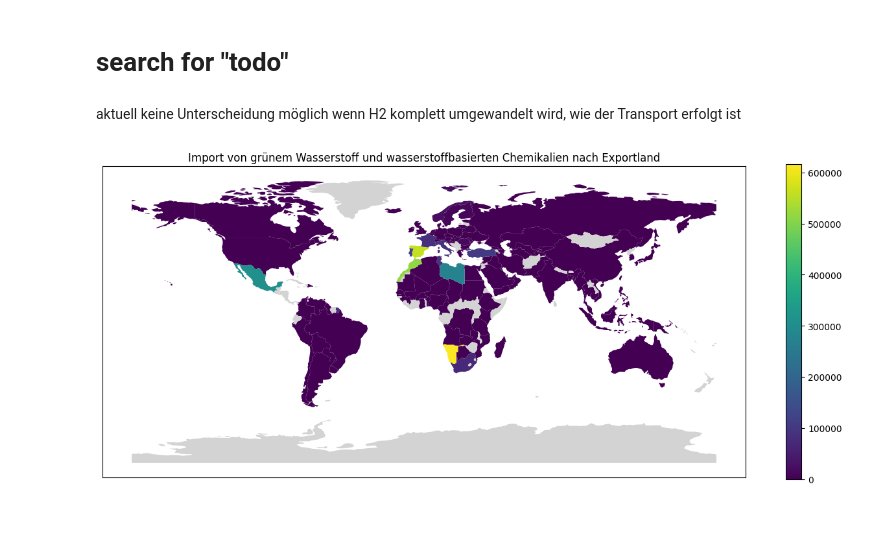
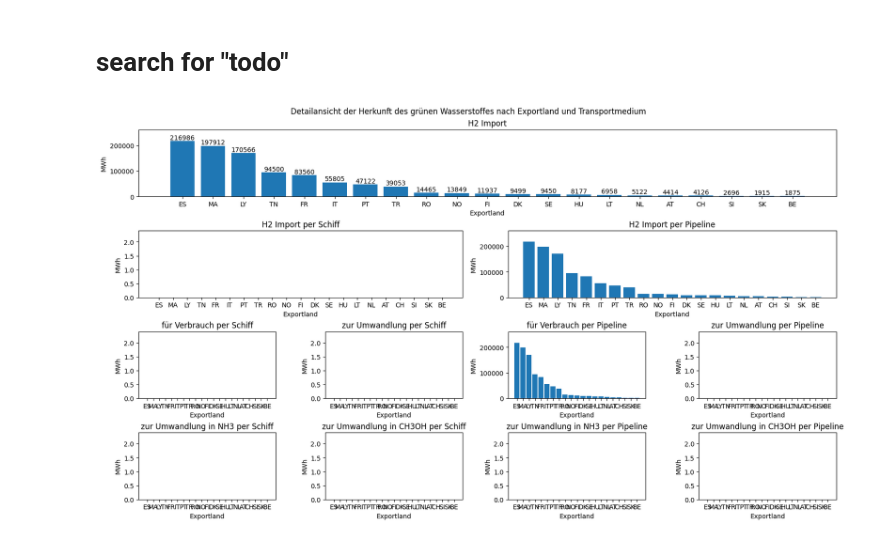
Before and after one commit to FaKurz/hydro_opt, a Jupyter notebook: object_model.ipynb, the cells around one changed output. Drawn from its saved outputs; the diff is of its cells as text; code cells hidden in the pictures.

Commit message:
more visuals

```diff
--- a/object_model.ipynb
+++ b/object_model.ipynb
@@ -6,8 +8,6 @@ import matplotlib.pyplot as plt
 import geopandas as gpd
 # %% [markdown]
 # search for "todo"
-# %% [markdown]
-aktuell keine Unterscheidung möglich wenn H2 komplett umgewandelt wird, wie der Transport erfolgt ist
 # %%
 class hydro_opt:
     def __init__(self, input_data = None, h2_to_nh3_eff = None, h2_to_ch3oh_eff = None, h2_demand = None, nh3_demand = None, ch3oh_demand = None):
@@ -250,6 +390,6 @@ t1=hydro_opt()
 # %%
 t1.optimize()
 # %%
-t11 = t1.visualize(return_df=True)
+t11 = t1.visualize(what= "hydrogen_conversion", vis_style = "bar", return_df=True, figsize=(16,9))
 # %% [output]
-[figure, old version]
+[figure, new version]
```
Also changed, not shown: parts of 10 cells of this notebook.
